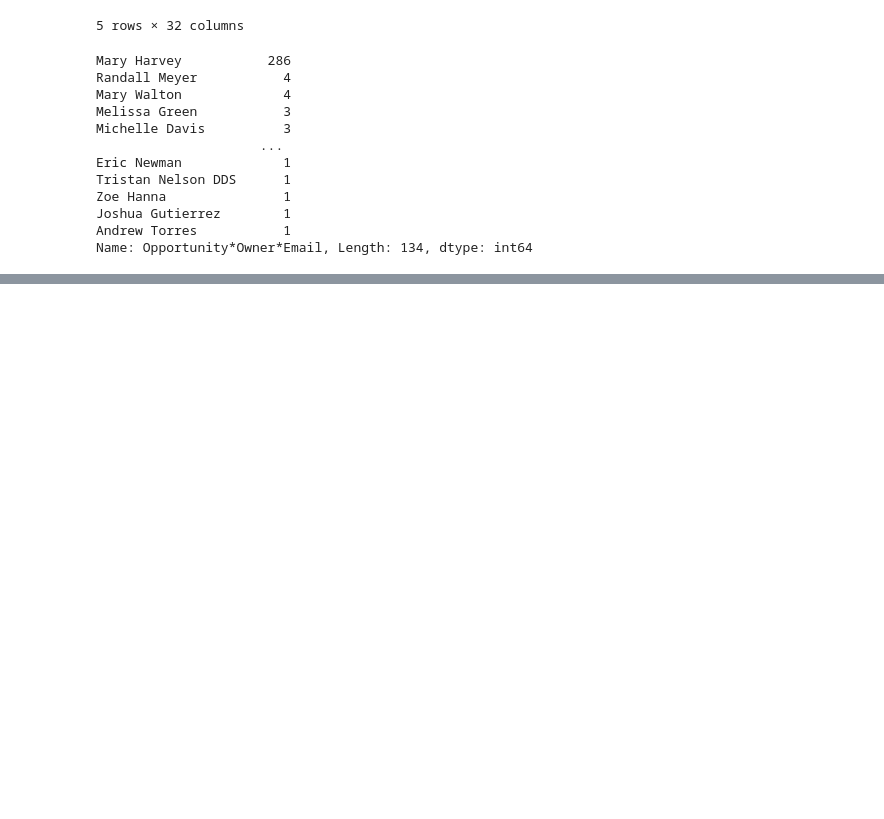
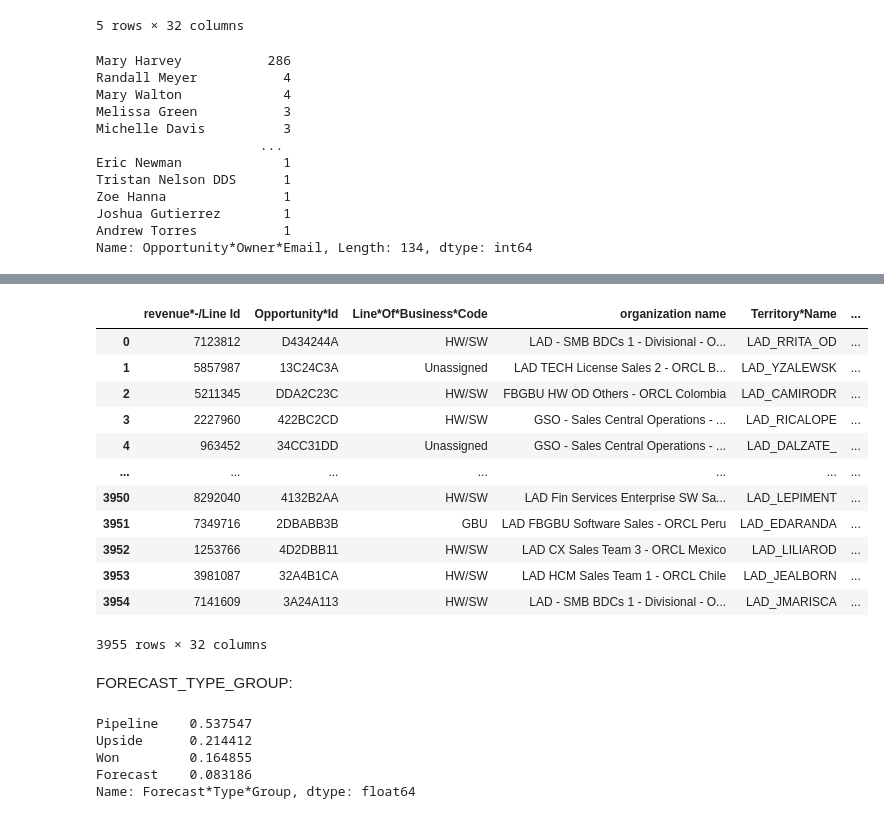
Before and after one commit to ldlasso2/oraclesolution, a Jupyter notebook: Solucion.ipynb, the cells around one changed output, grey strips where cells are left out. Drawn from its saved outputs; the diff is of its cells as text; code cells hidden in the pictures; blank space fills up the shorter version.

```diff
--- a/Solucion.ipynb
+++ b/Solucion.ipynb
@@ -184,0 +224,26 @@ Name: Opportunity*Owner*Email, Length: 134, dtype: int64
+# %%
+df[df['Revenue*Line*Probability'].duplicated(keep=False)]
+# %% [output]
+|  | revenue*-/Line Id | Opportunity*Id | Line*Of*Business*Code | organization name | Territory*Name | ... |
+| 0 | 7123812 | D434244A | HW/SW | LAD - SMB BDCs 1 - Divisional - O... | LAD_RRITA_OD | ... |
+| 1 | 5857987 | 13C24C3A | Unassigned | LAD TECH License Sales 2 - ORCL B... | LAD_YZALEWSK | ... |
+| 2 | 5211345 | DDA2C23C | HW/SW | FBGBU HW OD Others - ORCL Colombia | LAD_CAMIRODR | ... |
+| 3 | 2227960 | 422BC2CD | HW/SW | GSO - Sales Central Operations - ... | LAD_RICALOPE | ... |
+| 4 | 963452 | 34CC31DD | Unassigned | GSO - Sales Central Operations - ... | LAD_DALZATE_ | ... |
+| ... | ... | ... | ... | ... | ... | ... |
+| 3950 | 8292040 | 4132B2AA | HW/SW | LAD Fin Services Enterprise SW Sa... | LAD_LEPIMENT | ... |
+| 3951 | 7349716 | 2DBABB3B | GBU | LAD FBGBU Software Sales - ORCL Peru | LAD_EDARANDA | ... |
+| 3952 | 1253766 | 4D2DBB11 | HW/SW | LAD CX Sales Team 3 - ORCL Mexico | LAD_LILIAROD | ... |
+| 3953 | 3981087 | 32A4B1CA | HW/SW | LAD HCM Sales Team 1 - ORCL Chile | LAD_JEALBORN | ... |
+| 3954 | 7141609 | 3A24A113 | HW/SW | LAD - SMB BDCs 1 - Divisional - O... | LAD_JMARISCA | ... |
+3955 rows × 32 columns
+# %% [markdown]
+FORECAST_TYPE_GROUP:
+# %%
+df['Forecast*Type*Group'].value_counts(normalize=True)
+# %% [output]
+Pipeline    0.537547
+Upside      0.214412
+Won         0.164855
+Forecast    0.083186
+Name: Forecast*Type*Group, dtype: float64
```
Also changed, not shown: parts of 23 cells of this notebook, 1 other file.
